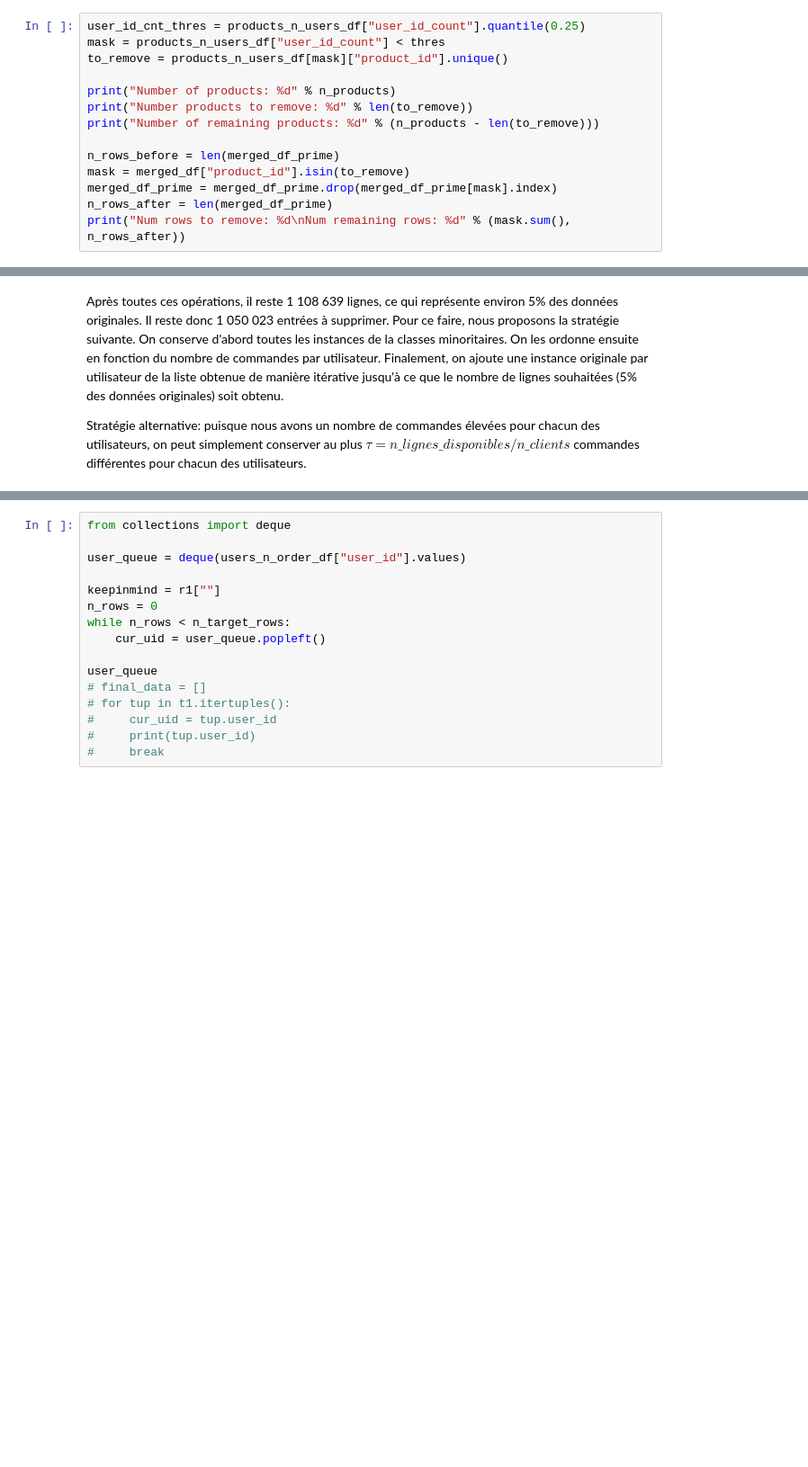
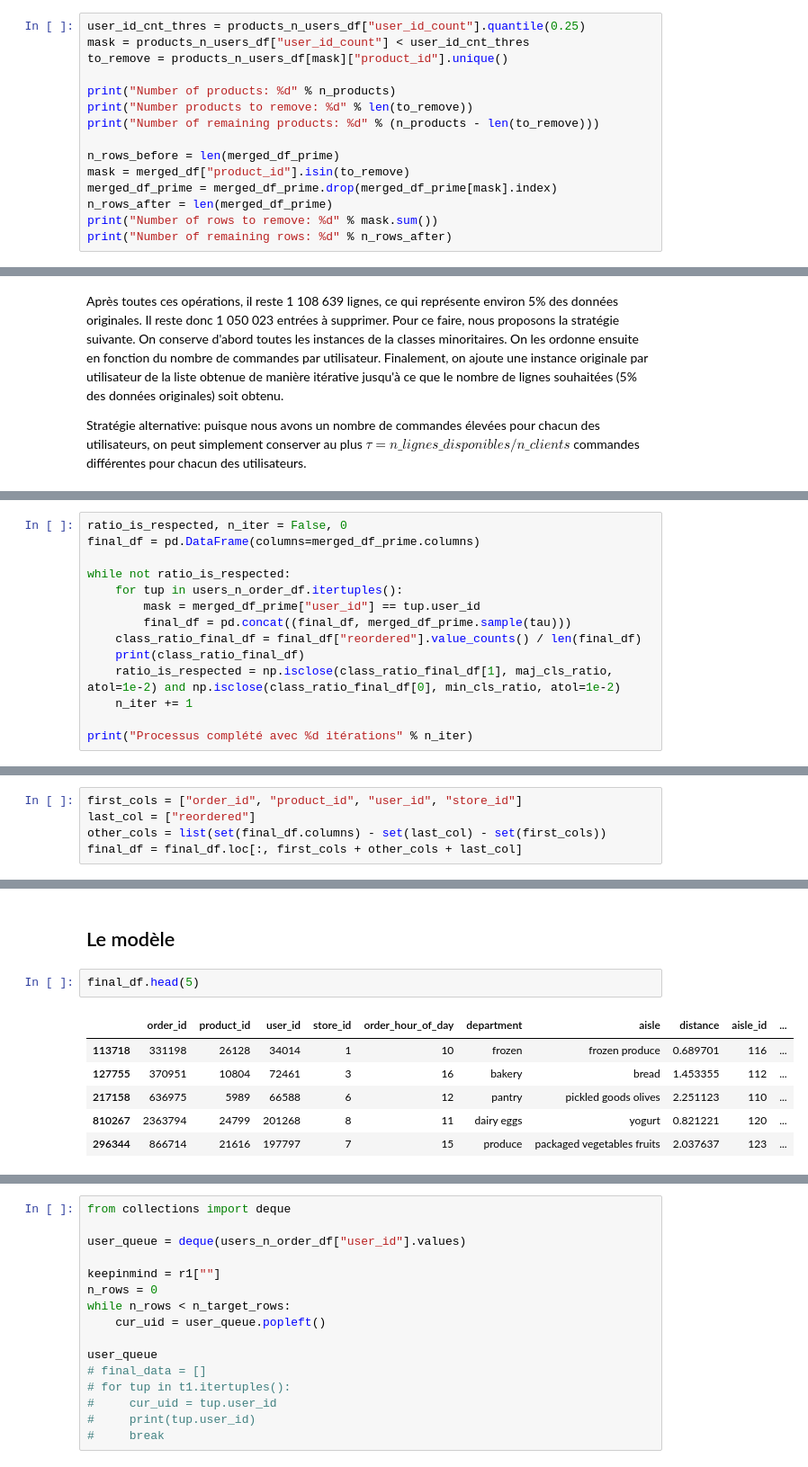
Before and after one commit to ireydiak/fraud_detection, a Jupyter notebook: TP2/JC/groupe5_tp2.ipynb, the cells around one changed output, grey strips where cells are left out. Shown: that part at 90% size. Drawn from its saved outputs; the diff is of its cells as text; blank space fills up the shorter version.

```diff
--- a/TP2/JC/groupe5_tp2.ipynb
+++ b/TP2/JC/groupe5_tp2.ipynb
@@ -201,7 +180,7 @@ products_n_users_df
 12877 rows × 2 columns
 # %%
 user_id_cnt_thres = products_n_users_df["user_id_count"].quantile(0.25)
-mask = products_n_users_df["user_id_count"] < thres
+mask = products_n_users_df["user_id_count"] < user_id_cnt_thres
 to_remove = products_n_users_df[mask]["product_id"].unique()
 
 print("Number of products: %d" % n_products)
@@ -212,7 +191,8 @@ n_rows_before = len(merged_df_prime)
 mask = merged_df["product_id"].isin(to_remove)
 merged_df_prime = merged_df_prime.drop(merged_df_prime[mask].index)
 n_rows_after = len(merged_df_prime)
-print("Num rows to remove: %d\nNum remaining rows: %d" % (mask.sum(), n_rows_after))
+print("Number of rows to remove: %d" % mask.sum())
+print("Number of remaining rows: %d" % n_rows_after)
 # %% [output]
 Number of products: 24860
 Number products to remove: 2740
@@ -261,0 +239,14 @@ while not ratio_is_respected:
+# %%
+ratio_is_respected, n_iter = False, 0
+final_df = pd.DataFrame(columns=merged_df_prime.columns)
+
+while not ratio_is_respected:
+    for tup in users_n_order_df.itertuples():
+        mask = merged_df_prime["user_id"] == tup.user_id
+        final_df = pd.concat((final_df, merged_df_prime.sample(tau)))
+    class_ratio_final_df = final_df["reordered"].value_counts() / len(final_df)
+    print(class_ratio_final_df)
+    ratio_is_respected = np.isclose(class_ratio_final_df[1], maj_cls_ratio, atol=1e-2) and np.isclose(class_ratio_final_df[0], min_cls_ratio, atol=1e-2)
+    n_iter += 1
+
+print("Processus complété avec %d itérations" % n_iter)
@@ -261,0 +258,5 @@ while not ratio_is_respected:
+# %%
+first_cols = ["order_id", "product_id", "user_id", "store_id"]
+last_col = ["reordered"]
+other_cols = list(set(final_df.columns) - set(last_col) - set(first_cols))
+final_df = final_df.loc[:, first_cols + other_cols + last_col]
@@ -261,0 +290,11 @@ while not ratio_is_respected:
+# %% [markdown]
+## Le modèle
+# %%
+final_df.head(5)
+# %% [output]
+|  | order_id | product_id | user_id | store_id | order_hour_of_day | department | aisle | distance | aisle_id | ... |
+| 113718 | 331198 | 26128 | 34014 | 1 | 10 | frozen | frozen produce | 0.689701 | 116 | ... |
+| 127755 | 370951 | 10804 | 72461 | 3 | 16 | bakery | bread | 1.453355 | 112 | ... |
+| 217158 | 636975 | 5989 | 66588 | 6 | 12 | pantry | pickled goods olives | 2.251123 | 110 | ... |
+| 810267 | 2363794 | 24799 | 201268 | 8 | 11 | dairy eggs | yogurt | 0.821221 | 120 | ... |
+| 296344 | 866714 | 21616 | 197797 | 7 | 15 | produce | packaged vegetables fruits | 2.037637 | 123 | ... |
```
Also changed, not shown: parts of 17 cells of this notebook, 1 other file.
